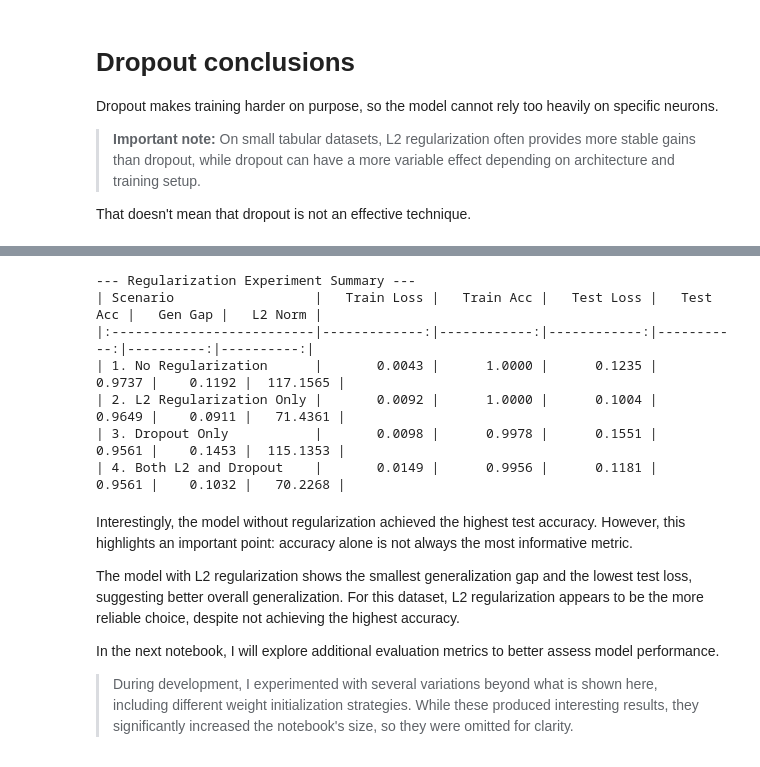
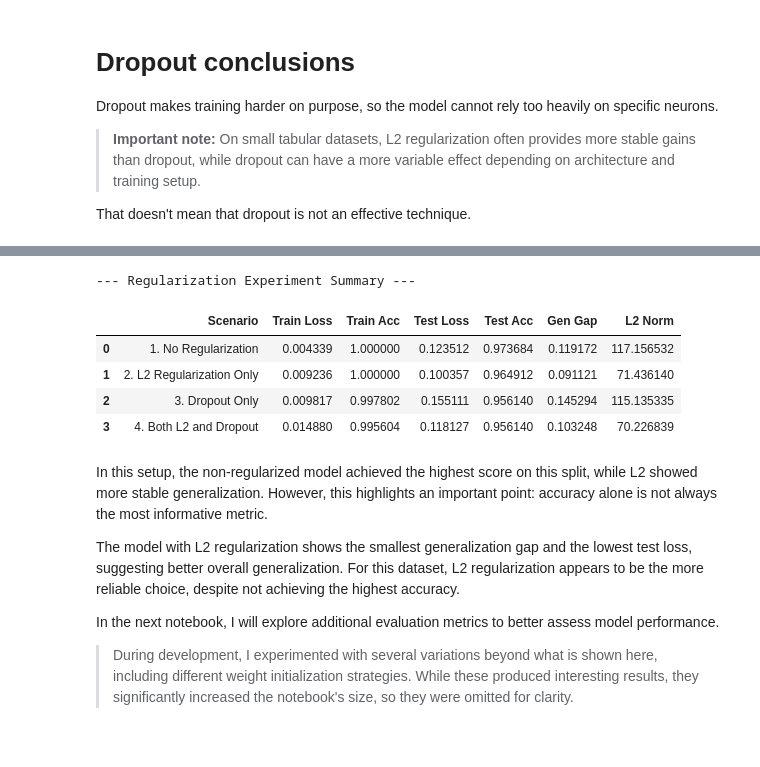
Before and after one commit to vmirchev/ml-from-scratch, a Jupyter notebook: notebooks/04_regularization_l2_dropout.ipynb, the cells around one changed output, grey strips where cells are left out. Cells and saved outputs as stored; diff of their text form; code cells hidden in the pictures.

Commit message:
refactor: make training loop more modular, updated requirements.txt
- eliminate hidden state dependency in loss function
- separate training logic from plotting and debug printing

```diff
--- a/notebooks/04_regularization_l2_dropout.ipynb
+++ b/notebooks/04_regularization_l2_dropout.ipynb
@@ -193,7 +199,7 @@ The formula is:
 $$\sigma(x) = \frac{1}{1 + e^{-x}}$$
 # %%
 def sigmoid(x):
-  return 1 / (1 + np.exp(-x))
+  return 1 / (1 + np.exp(-np.clip(x, -50, 50))) # clip for numerical stability
 # %% [markdown]
 To test it, I generate 100 values between -5 and 5 and run them through a sigmoid activation function. As expected the results of the function are between 0 and 1.
 # %%
@@ -300,7 +306,4 @@ class TrainingConfig:
   lr: float
   scenario_name: str = ""
   threshold: float = 0.5
-
-  debug_print: bool = False
-  show_plot:bool = False
 # %%
@@ -490,6 +502,7 @@ This is mathematically equivalent to adding L2 regularization to the loss, but a
 # %%
 class LinearLayer(BaseLayer):
   def __init__(self, in_features:int, out_features:int, initialization: str = "he", l2_lambda = 0.0):
+    super().__init__()
 
     if initialization == "he":
       scale = np.sqrt(2.0 / in_features)
@@ -513,7 +526,7 @@ class LinearLayer(BaseLayer):
     self.dw = self.x.T @ dout
     self.db = np.sum(dout, axis=0, keepdims=True)
 
-    # l2 regularization aka weight decay
+    # l2 regularization
     self.dw += 2 * self.l2_lambda * self.w
 
     dx = dout @ self.w.T
@@ -726,7 +751,7 @@ def train_and_plot_scenario(
     training_config: TrainingConfig,
     l2_lambda,
     dropout_prob,
-    X_train, y_train, X_test, y_test
+    data_container
 ):
   # construct model layers based on configuration
   actual_layers = []
@@ -742,18 +767,21 @@ def train_and_plot_scenario(
   model = Model(actual_layers)
   loss_fn = BinaryCrossEntropyLoss()
 
-  train_losses, train_accuracies, test_losses, test_accuracies = train_model(
-      model, loss_fn, X_train, y_train, X_test, y_test, training_config
+  metrics = train_model(
+      model, loss_fn, training_config, data_container
   )
 
-  final_train_loss = train_losses[-1]
-  final_train_accuracy = train_accuracies[-1]
-  final_test_loss = test_losses[-1]
-  final_test_accuracy = test_accuracies[-1]
+  final_train_loss = metrics["train_losses"][-1]
+  final_train_accuracy = metrics["train_accuracies"][-1]
+  final_test_loss = metrics["test_losses"][-1]
+  final_test_accuracy = metrics["test_accuracies"][-1]
   generalization_gap = final_test_loss - final_train_loss
   weight_l2_norm = get_total_weight_l2_norm(model)
 
   print(f"--- {training_config.scenario_name} Results ---")
+
+  plot_training_curves(metrics["train_losses"], metrics["train_accuracies"], metrics["test_losses"], metrics["test_accuracies"])
+
   print(f"Final train loss: {final_train_loss:.4f}")
   print(f"Final train accuracy: {final_train_accuracy:.4f}")
   print(f"Final test loss: {final_test_loss:.4f}")
@@ -761,6 +789,8 @@ def train_and_plot_scenario(
   print(f"Generalization gap: {generalization_gap:.4f}")
   print(f"Weight L2 norm: {weight_l2_norm:.4f}")
   print("-" * 30)
+
+
 
   return {
       'Scenario': training_config.scenario_name,
@@ -796,8 +826,8 @@ layers_none = [
     ('ReLU',),
     ('LinearLayer', 32, 1),
 ]
-config_no_reg = TrainingConfig(epochs=epochs_val, batch_size=batch_size_val, lr=lr_val, scenario_name="1. No Regularization", show_plot=True)
-results_no_reg = train_and_plot_scenario(layers_none, config_no_reg, l2_lambda_none, dropout_prob_none, X_train, y_train, X_test, y_test)
+config_no_reg = TrainingConfig(epochs=epochs_val, batch_size=batch_size_val, lr=lr_val, scenario_name="1. No Regularization")
+results_no_reg = train_and_plot_scenario(layers_none, config_no_reg, l2_lambda_none, dropout_prob_none, data_container)
 all_results.append(results_no_reg)
 
 # manually set seeds
@@ -813,8 +843,8 @@ layers_l2_only = [
     ('ReLU',),
     ('LinearLayer', 32, 1),
 ]
-config_l2_only = TrainingConfig(epochs=epochs_val, batch_size=batch_size_val, lr=lr_val, scenario_name="2. L2 Regularization Only", show_plot=True)
-results_l2_only = train_and_plot_scenario(layers_l2_only, config_l2_only, l2_lambda_only, dropout_prob_only_l2, X_train, y_train, X_test, y_test)
+config_l2_only = TrainingConfig(epochs=epochs_val, batch_size=batch_size_val, lr=lr_val, scenario_name="2. L2 Regularization Only")
+results_l2_only = train_and_plot_scenario(layers_l2_only, config_l2_only, l2_lambda_only, dropout_prob_only_l2, data_container)
 all_results.append(results_l2_only)
 
 # manually set seeds
@@ -832,8 +862,8 @@ layers_dropout_only = [
     ('Dropout',),
     ('LinearLayer', 32, 1),
 ]
-config_dropout_only = TrainingConfig(epochs=epochs_val, batch_size=batch_size_val, lr=lr_val, scenario_name="3. Dropout Only", show_plot=True)
-results_dropout_only = train_and_plot_scenario(layers_dropout_only, config_dropout_only, l2_lambda_dropout_only, dropout_prob_only, X_train, y_train, X_test, y_test)
+config_dropout_only = TrainingConfig(epochs=epochs_val, batch_size=batch_size_val, lr=lr_val, scenario_name="3. Dropout Only")
+results_dropout_only = train_and_plot_scenario(layers_dropout_only, config_dropout_only, l2_lambda_dropout_only, dropout_prob_only, data_container)
 all_results.append(results_dropout_only)
 
 # manually set seeds
@@ -851,8 +881,8 @@ layers_both = [
     ('Dropout',),
     ('LinearLayer', 32, 1),
 ]
-config_both = TrainingConfig(epochs=epochs_val, batch_size=batch_size_val, lr=lr_val, scenario_name="4. Both L2 and Dropout", show_plot=True)
-results_both = train_and_plot_scenario(layers_both, config_both, l2_lambda_both, dropout_prob_both, X_train, y_train, X_test, y_test)
+config_both = TrainingConfig(epochs=epochs_val, batch_size=batch_size_val, lr=lr_val, scenario_name="4. Both L2 and Dropout")
+results_both = train_and_plot_scenario(layers_both, config_both, l2_lambda_both, dropout_prob_both, data_container)
 all_results.append(results_both)
 
 print("\n--- All experiments completed ---")
@@ -904,17 +930,16 @@ Weight L2 norm: 70.2268
 # %%
 results_df = pd.DataFrame(all_results)
 print("\n--- Regularization Experiment Summary ---")
-print(results_df.to_markdown(index=False, floatfmt=".4f"))
+results_df
 # %% [output]
 --- Regularization Experiment Summary ---
-| Scenario                  |   Train Loss |   Train Acc |   Test Loss |   Test Acc |   Gen Gap |   L2 Norm |
-|:--------------------------|-------------:|------------:|------------:|-----------:|----------:|----------:|
-| 1. No Regularization      |       0.0043 |      1.0000 |      0.1235 |     0.9737 |    0.1192 |  117.1565 |
-| 2. L2 Regularization Only |       0.0092 |      1.0000 |      0.1004 |     0.9649 |    0.0911 |   71.4361 |
-| 3. Dropout Only           |       0.0098 |      0.9978 |      0.1551 |     0.9561 |    0.1453 |  115.1353 |
-| 4. Both L2 and Dropout    |       0.0149 |      0.9956 |      0.1181 |     0.9561 |    0.1032 |   70.2268 |
+|  | Scenario | Train Loss | Train Acc | Test Loss | Test Acc | Gen Gap | L2 Norm |
+| 0 | 1. No Regularization | 0.004339 | 1.000000 | 0.123512 | 0.973684 | 0.119172 | 117.156532 |
+| 1 | 2. L2 Regularization Only | 0.009236 | 1.000000 | 0.100357 | 0.964912 | 0.091121 | 71.436140 |
+| 2 | 3. Dropout Only | 0.009817 | 0.997802 | 0.155111 | 0.956140 | 0.145294 | 115.135335 |
+| 3 | 4. Both L2 and Dropout | 0.014880 | 0.995604 | 0.118127 | 0.956140 | 0.103248 | 70.226839 |
 # %% [markdown]
-Interestingly, the model without regularization achieved the highest test accuracy. However, this highlights an important point: accuracy alone is not always the most informative metric.
+In this setup, the non-regularized model achieved the highest score on this split, while L2 showed more stable generalization. However, this highlights an important point: accuracy alone is not always the most informative metric.
 
 The model with L2 regularization shows the smallest generalization gap and the lowest test loss, suggesting better overall generalization. For this dataset, L2 regularization appears to be the more reliable choice, despite not achieving the highest accuracy.
 
```
Also changed, not shown: parts of 21 cells of this notebook, 1 other file.
